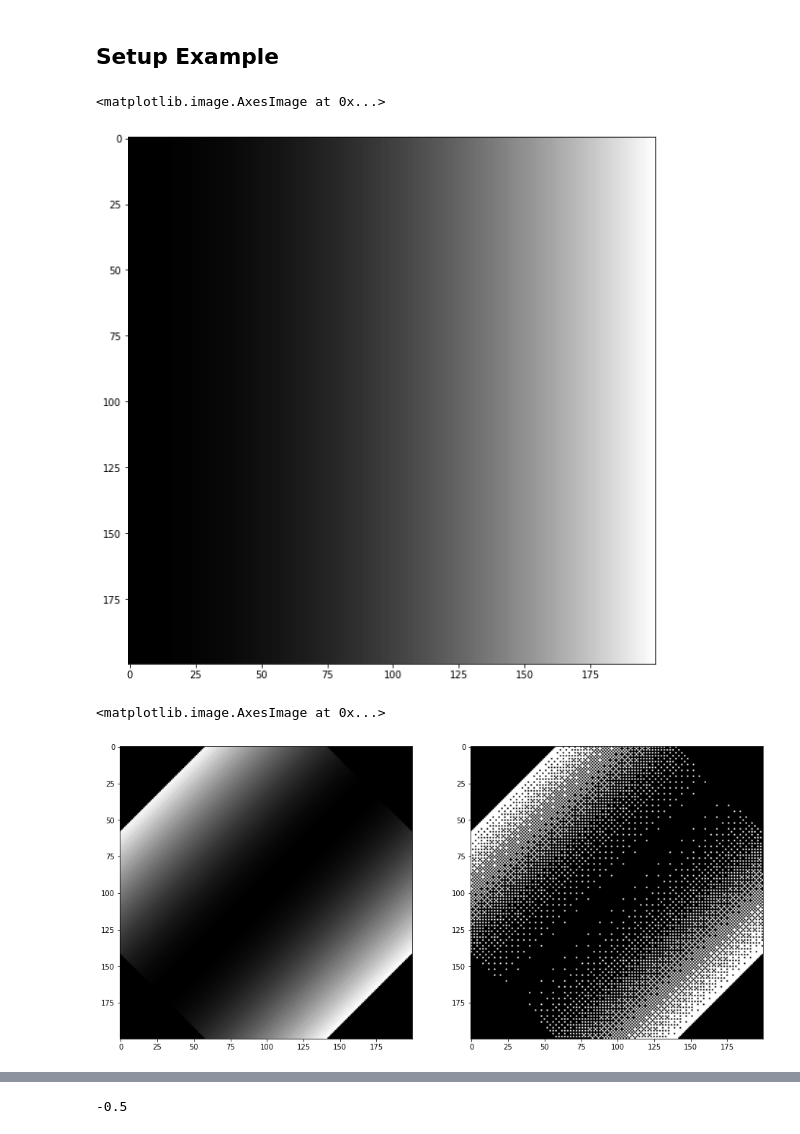
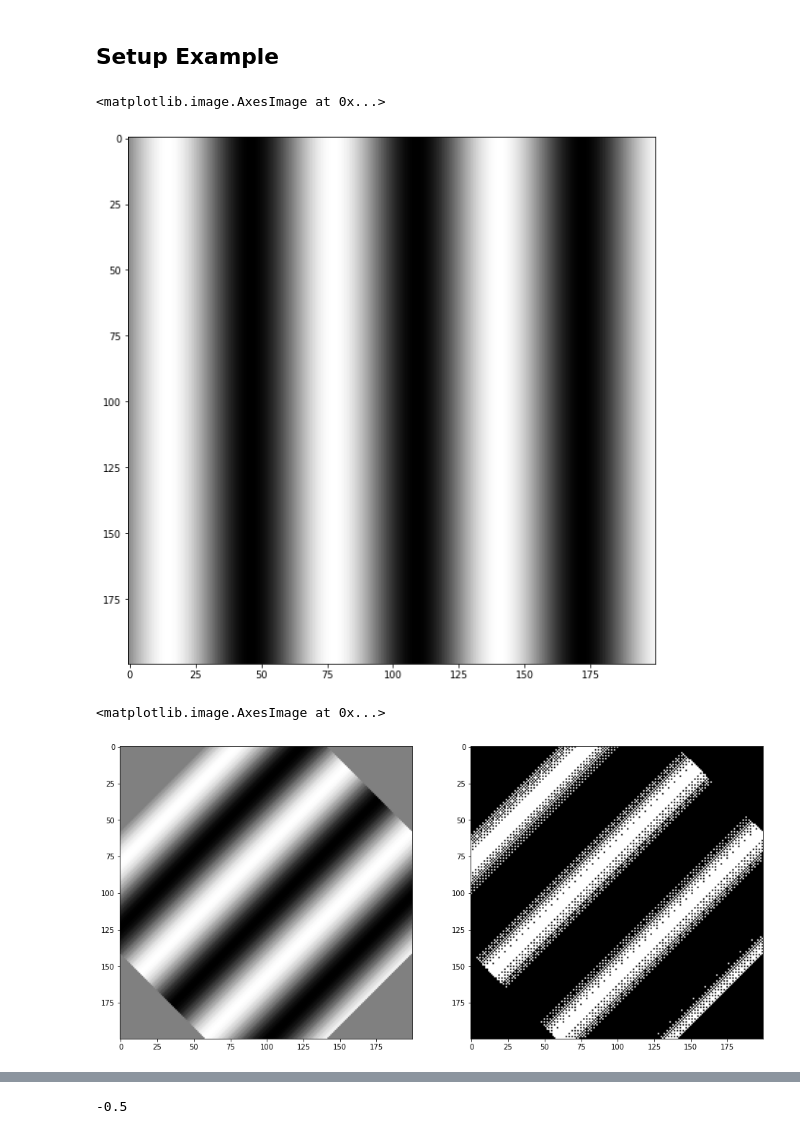
Before and after one commit to sawyerap/PythonDataViz, a Jupyter notebook: viz_dithering_algos.ipynb, the cells around one changed output, grey strips where cells are left out. Saved outputs shown, nothing was run; the diff lists cells and outputs as text; code cells hidden in the pictures.

Commit message:
Changed test image.

```diff
--- a/viz_dithering_algos.ipynb
+++ b/viz_dithering_algos.ipynb
@@ -41,21 +41,22 @@ def ordered_dithering(img_pixel:np.array, dither_m:np.array):
 # %%
 # X is side to side, 0 left
 # Y is up/down, 0 top
 xlen = 200
 ylen = 200
 #
 x = np.arange(1,xlen+1,1)
 y = (256*x**2/xlen**2)
 #y = 256*((200**2-(200-x)**2)/200**2)
+y = np.sin(x/10)*256
 y = y.astype(int)
 z = np.tile(y,ylen)
 base_arr = z.reshape(ylen,xlen)
 #
 fig, ax = plt.subplots(nrows=1, ncols=1, figsize=(10, 10))
 ax.imshow(base_arr, cmap='gray')
 # %% [output]
 <matplotlib.image.AxesImage at 0x...>
-[figure, old version]
+[figure, new version]
 # %%
 bas_img = im.fromarray(base_arr)
 bas_img.show()
@@ -74,7 +75,7 @@ ax_list[1].imshow(rot_dit, cmap='gray')
 #ax_list[1].plot((0,100),(100,100),'ro')
 # %% [output]
 <matplotlib.image.AxesImage at 0x...>
-[figure, old version]
+[figure, new version]
 # %%
 # Define line that starts the data with some geom.
 istart= int(200-np.cos(np.pi*45/180)*200)
```
Also changed, not shown: parts of 6 cells of this notebook.
